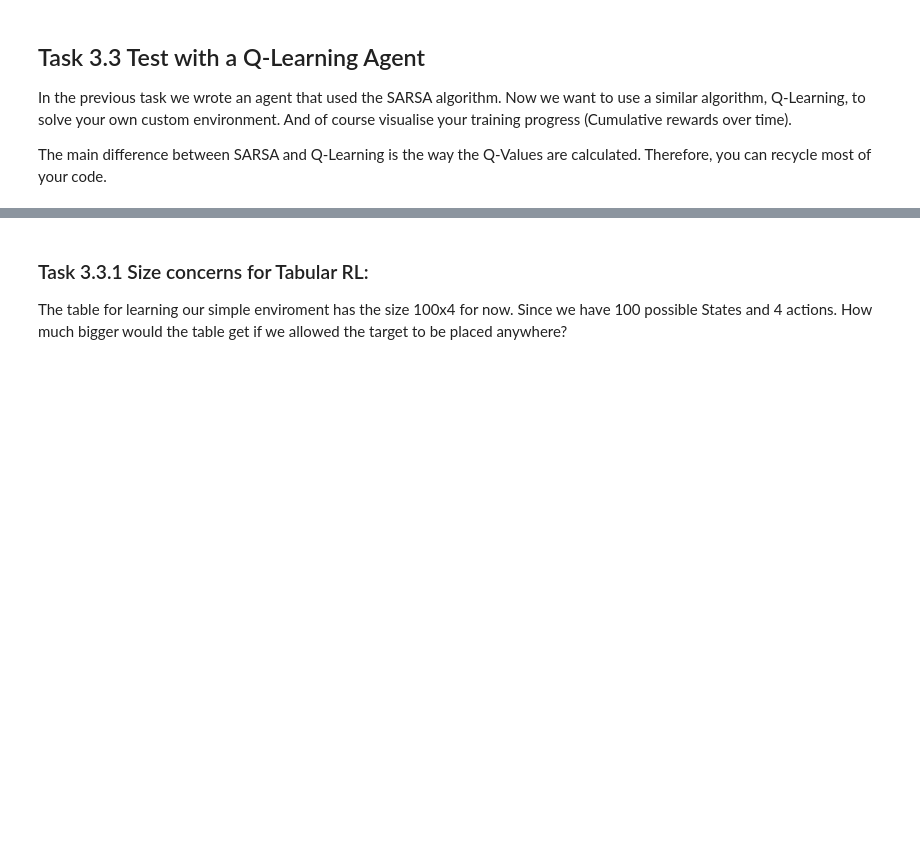
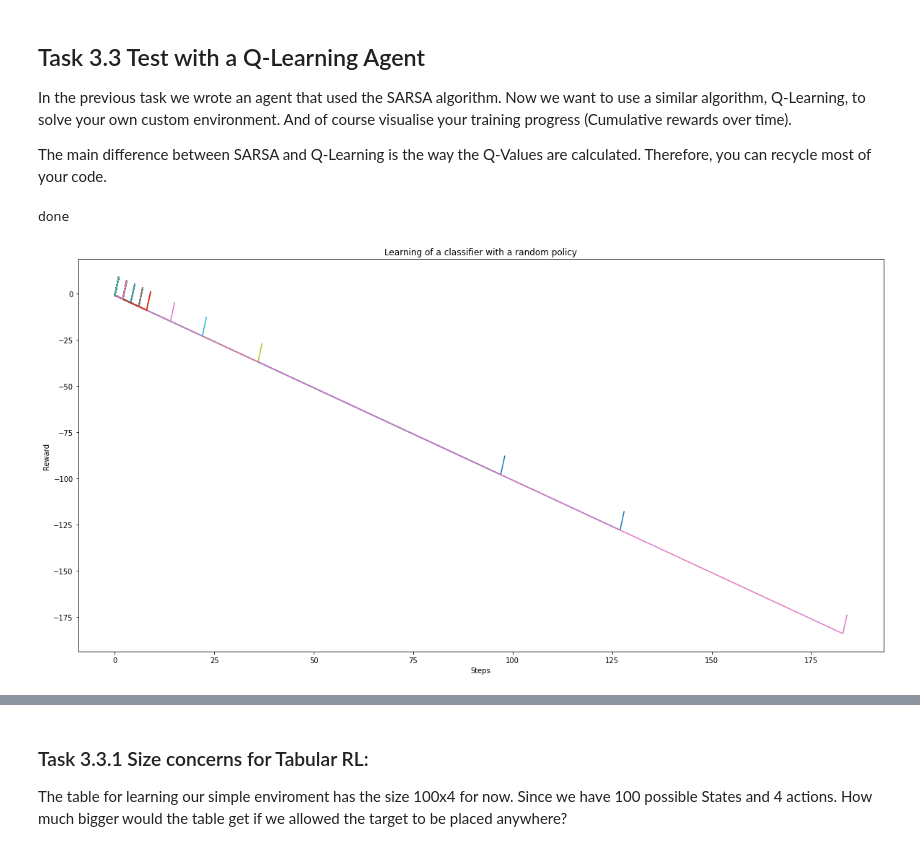
Before and after one commit to dasmerlon/DAIS, a Jupyter notebook: assignment05/CustomEnvironment.ipynb, the cells around one changed output, grey strips where cells are left out. Saved outputs shown, nothing was run; the diff lists cells and outputs as text; code cells hidden in the pictures; blank space fills up the shorter version.

```diff
--- a/assignment05/CustomEnvironment.ipynb
+++ b/assignment05/CustomEnvironment.ipynb
@@ -100,4 +137,3 @@ while done == False:
     _,_, done,_ = env.step(a)
     clear_output(wait=True)
     env.render()
-    time.sleep(0.1)
@@ -107,4 +154,75 @@ In the previous task we wrote an agent that used the SARSA algorithm. Now we wan
 
 The main difference between SARSA and Q-Learning is the way the Q-Values are calculated. Therefore, you can recycle most of your code.
 # %%
-# your code here
+env.reset()
+
+def init_table():
+    qtable = np.zeros((env.observation_space.n, env.action_space.n))
+    return qtable
+
+def exploit(state):
+    possible_actions = table[state]
+    return np.argmax(possible_actions)
+
+def explore(state):
+    possible_actions = table[state]
+    return np.random.randint(0, env.action_space.n)
+
+epsilon = 0.1
+
+def eps_greedy(state):
+    if np.random.rand() < epsilon:
+        return explore(state)
+    else:
+        return exploit(state)
+
+gamma = 0.99
+
+def td_error(s, a, r, s_prime, a_prime):
+    #we know this be wrong, but don't know how to make it be right
+    #q-learning is just too much for our little brains :O
+    delta = r + (gamma * table[s_prime, a_prime]) - table[s, a]
+    return delta
+
+eta = 0.1
+
+def update_table(s, a, delta):
+    table[s, a] = table[s, a] + eta*delta
+
+table = init_table()
+episodes = 2000
+
+def train():
+    cumulative_rewards = []
+
+    for episode in range(episodes):
+        cumulative_rewards.append([])
+
+        state = env.reset()
+        action = eps_greedy(state)
+        done = False
+        while not done:
+            nextstate, reward, done, _ = env.step(action)
+            nextaction = eps_greedy(nextstate)
+            delta = td_error(state, action, reward, nextstate, nextaction)
+            update_table(state, action, delta)
+            state, action = nextstate, nextaction
+            cumulative_rewards[episode].append(reward if len(cumulative_rewards[episode]) == 0 else cumulative_rewards[episode][-1] + reward)
+        #nb_render(env)
+
+    print("done")
+    return cumulative_rewards
+
+train_rewards = train()
+
+# Figure
+plt.figure(figsize=[20, 10])
+for i in range(len(train_rewards)):
+    plt.plot(train_rewards[i])
+plt.title("Learning of a classifier with a random policy")
+plt.xlabel("Steps")
+plt.ylabel("Reward")
+plt.show()
+# %% [output]
+done
+[figure, added]
```
Also changed, not shown: parts of 7 cells of this notebook, 2 other files.
